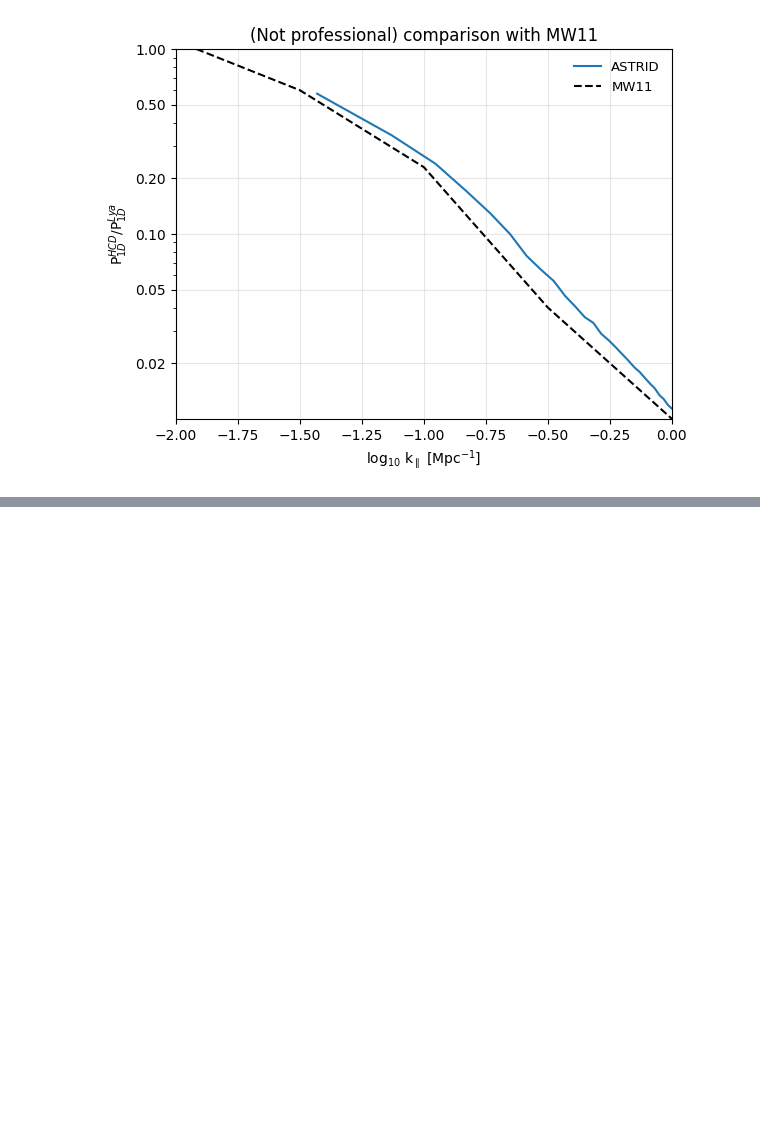
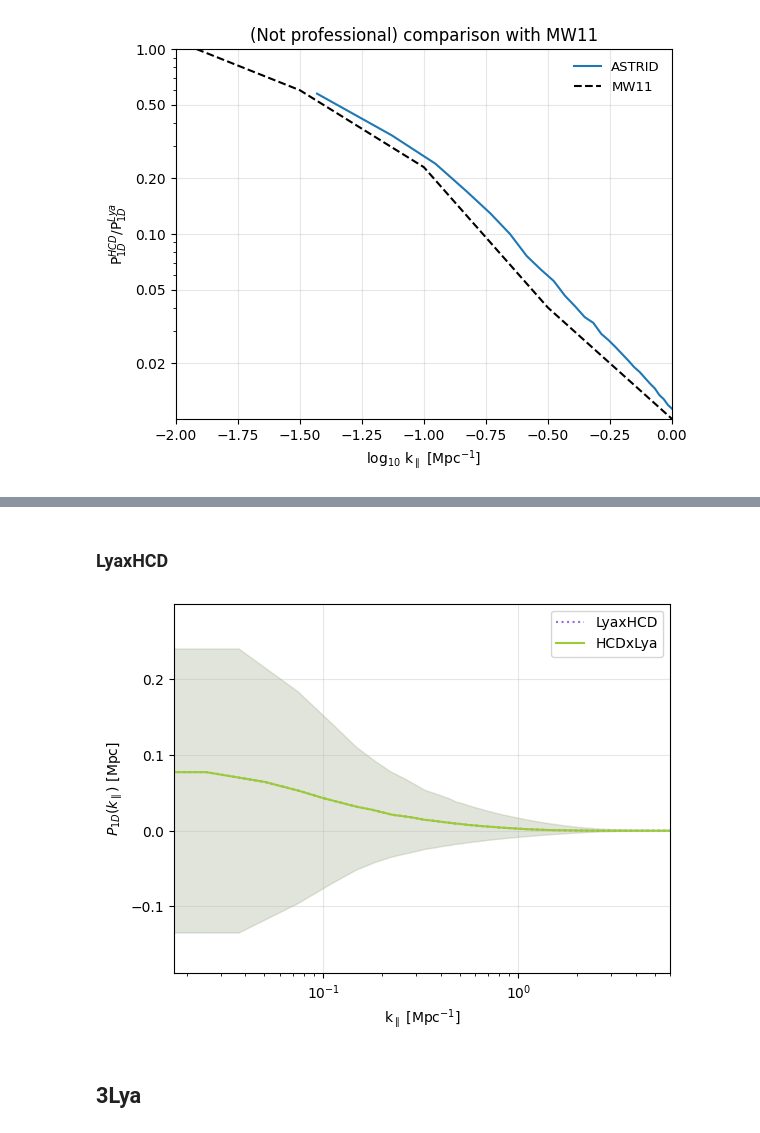
Before and after one commit to andreufont/astrid_hcd, a Jupyter notebook: SimulationFields/P1d.ipynb, the cells around one changed output, grey strips where cells are left out. Cells and saved outputs as stored; diff of their text form; code cells hidden in the pictures; blank space fills up the shorter version.

Commit message:
Updated version of P1D notebook and creation of python script to calculate deltas

```diff
--- a/SimulationFields/P1d.ipynb
+++ b/SimulationFields/P1d.ipynb
@@ -185,0 +188,9 @@ plt.title('(Not professional) comparison with MW11');
+# %% [markdown]
+### LyaxHCD
+# %%
+fft_tot = np.fft.rfft(delta_tot)
+fft_lya = np.fft.rfft(delta_lya)
+fft_hcd = np.fft.rfft(delta_hcd)
+fft_lyahcd = np.fft.rfft(delta_hcd*delta_lya)
+
+k_los = 2*np.pi*np.fft.rfftfreq(Np, d=Pw*hubble)
@@ -185,0 +199,21 @@ plt.title('(Not professional) comparison with MW11');
+# %%
+p1ds_lyahcd = fft_lya*fft_hcd.conjugate()*Lbox*hubble/(Np**2)
+p1ds_hcdlya = fft_hcd*fft_lya.conjugate()*Lbox*hubble/(Np**2)
+# %%
+P1d_lyahcd = np.mean(p1ds_lyahcd, axis=0)
+P1d_std_lyahcd = np.std(p1ds_lyahcd, axis=0)
+P1d_hcdlya = np.mean(p1ds_hcdlya, axis=0)
+P1d_std_hcdlya = np.std(p1ds_hcdlya, axis=0)
+# %%
+plt.plot(k_los*hubble, P1d_lyahcd/hubble, color='mediumpurple', linestyle=':', label='LyaxHCD')
+plt.fill_between(k_los, (P1d_lyahcd-(P1d_std_lyahcd/2)), (P1d_lyahcd+(P1d_std_lyahcd/2)), color='mediumpurple', alpha=0.15)
+plt.plot(k_los*hubble, P1d_hcdlya/hubble, color='yellowgreen', label='HCDxLya')
+plt.fill_between(k_los, (P1d_hcdlya-(P1d_std_hcdlya/2)), (P1d_hcdlya+(P1d_std_hcdlya/2)), color='yellowgreen', alpha=0.15)
+plt.xscale('log')
+plt.legend()
+plt.grid(alpha=0.3)
+plt.xlim(right=6)
+plt.xlabel(r'k$_\parallel$ [Mpc$^{-1}$]')
+plt.ylabel(r'$P_{1D}(k_\parallel)$ [Mpc]');
+# %% [output]
+[figure, added]
@@ -185,0 +236,2 @@ plt.title('(Not professional) comparison with MW11');
+# %% [markdown]
+## 3Lya
```
Also changed, not shown: parts of 22 cells of this notebook, 2 other files.
